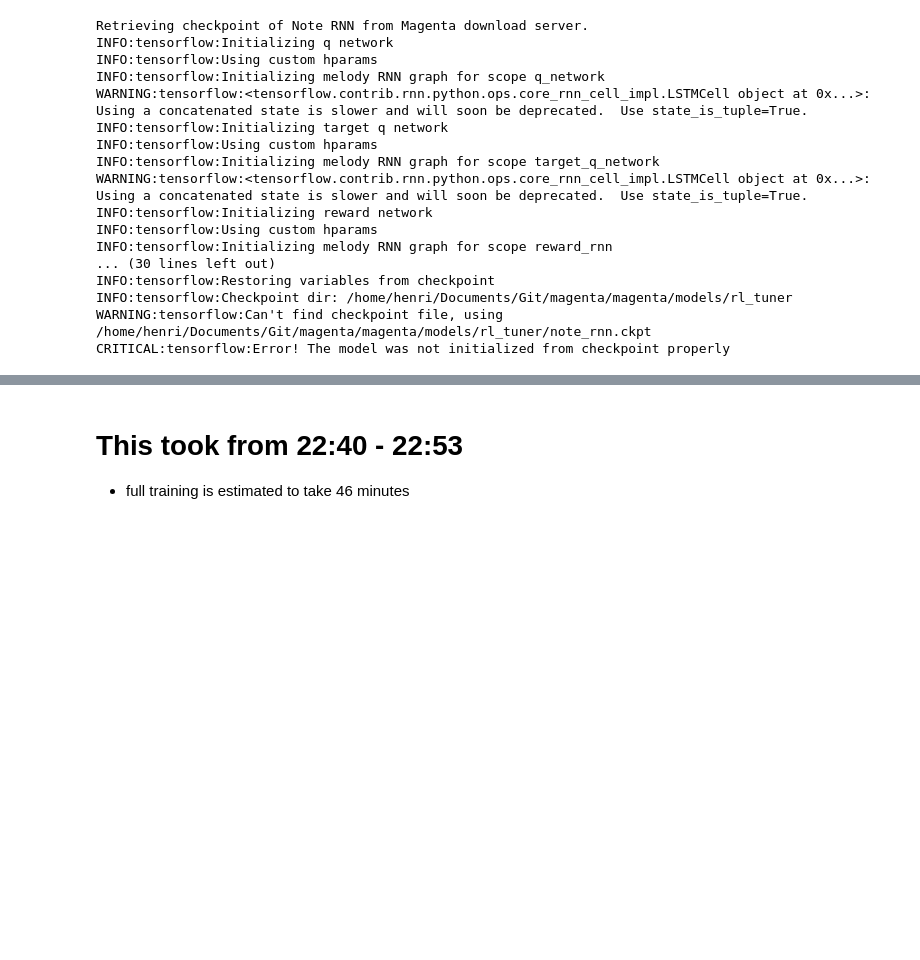
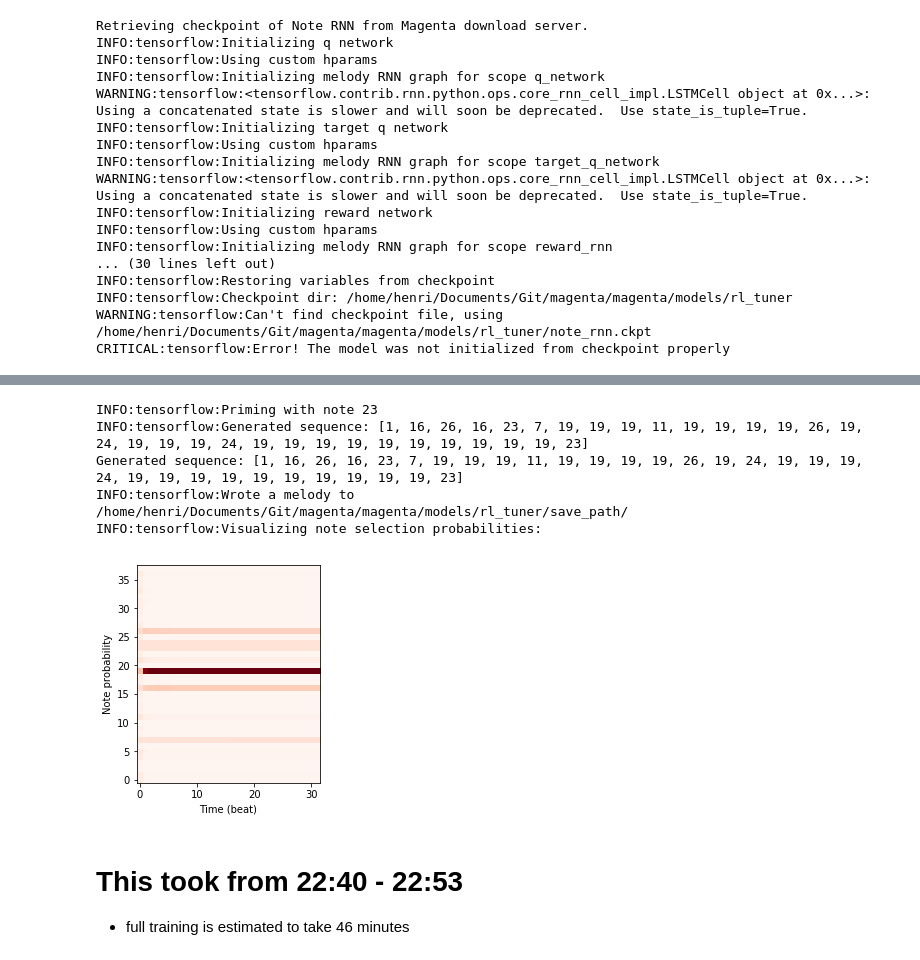
Before and after one commit to herougo/magenta, a Jupyter notebook: magenta/models/rl_tuner/rl_tuner.ipynb, the cells around one changed output, grey strips where cells are left out. Cells and saved outputs as stored; diff of their text form; code cells hidden in the pictures; blank space fills up the shorter version.

```diff
--- a/magenta/models/rl_tuner/rl_tuner.ipynb
+++ b/magenta/models/rl_tuner/rl_tuner.ipynb
@@ -76,3 +78,12 @@ INFO:tensorflow:Visualizing note selection probabilities:
+# %%
+rl_net.generate_music_sequence(visualize_probs=True, title='brief_training', length=32)
+# %% [output]
+INFO:tensorflow:Priming with note 23
+INFO:tensorflow:Generated sequence: [1, 16, 26, 16, 23, 7, 19, 19, 19, 11, 19, 19, 19, 19, 26, 19, 24, 19, 19, 19, 24, 19, 19, 19, 19, 19, 19, 19, 19, 19, 19, 23]
+Generated sequence: [1, 16, 26, 16, 23, 7, 19, 19, 19, 11, 19, 19, 19, 19, 26, 19, 24, 19, 19, 19, 24, 19, 19, 19, 19, 19, 19, 19, 19, 19, 19, 23]
+INFO:tensorflow:Wrote a melody to /home/henri/Documents/Git/magenta/magenta/models/rl_tuner/save_path/
+INFO:tensorflow:Visualizing note selection probabilities:
+[figure, added]
 # %% [markdown]
 # This took from 22:40 - 22:53
 - full training is estimated to take 46 minutes
```
Also changed, not shown: parts of 7 cells of this notebook, 2 other files.
